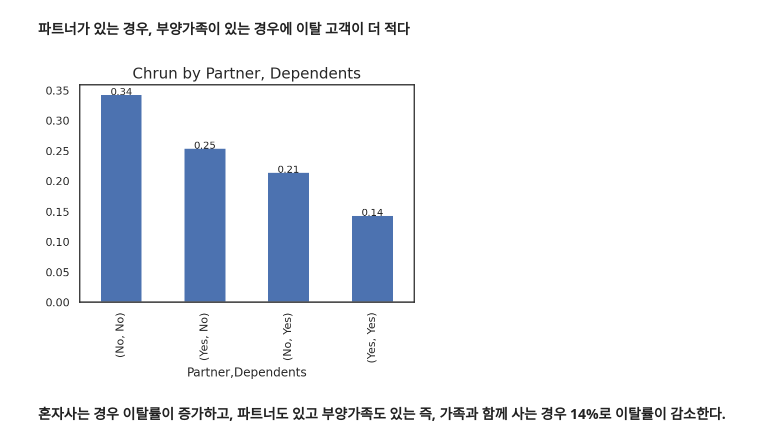
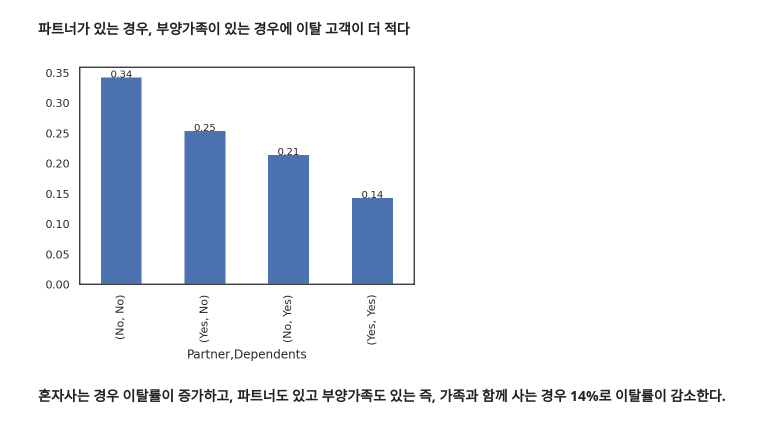
Before and after one commit to maengg/Customer_churn, a Jupyter notebook: Customer_churn.ipynb, the cells around one changed output. Saved outputs shown, nothing was run; the diff lists cells and outputs as text; code cells hidden in the pictures.

```diff
--- a/Customer_churn.ipynb
+++ b/Customer_churn.ipynb
@@ -280,15 +326,9 @@ plt.show()
 # %% [markdown]
 **파트너가 있는 경우, 부양가족이 있는 경우에 이탈 고객이 더 적다**
-# %%
-ax = df.groupby(['Partner', 'Dependents'])['Churn'].mean().sort_values(ascending=False).plot.bar()
-ax.set_title('Chrun by Partner, Dependents', fontsize=15)
-
-for p in ax.patches:
-  ax.text(p.get_x()+p.get_width()/2., p.get_height(), f'{p.get_height():.2f}', ha='center', size=10)
-
-plt.show()
-# %% [output]
-[figure, removed]
+# %%
+barplot_churnratio(['Partner', 'Dependents'])
+# %% [output]
+[figure, added]
 # %% [markdown]
 **혼자사는 경우 이탈률이 증가하고, 파트너도 있고 부양가족도 있는 즉, 가족과 함께 사는 경우 14%로 이탈률이 감소한다.**
 # %% [markdown]
```
Also changed, not shown: parts of 72 cells of this notebook.
